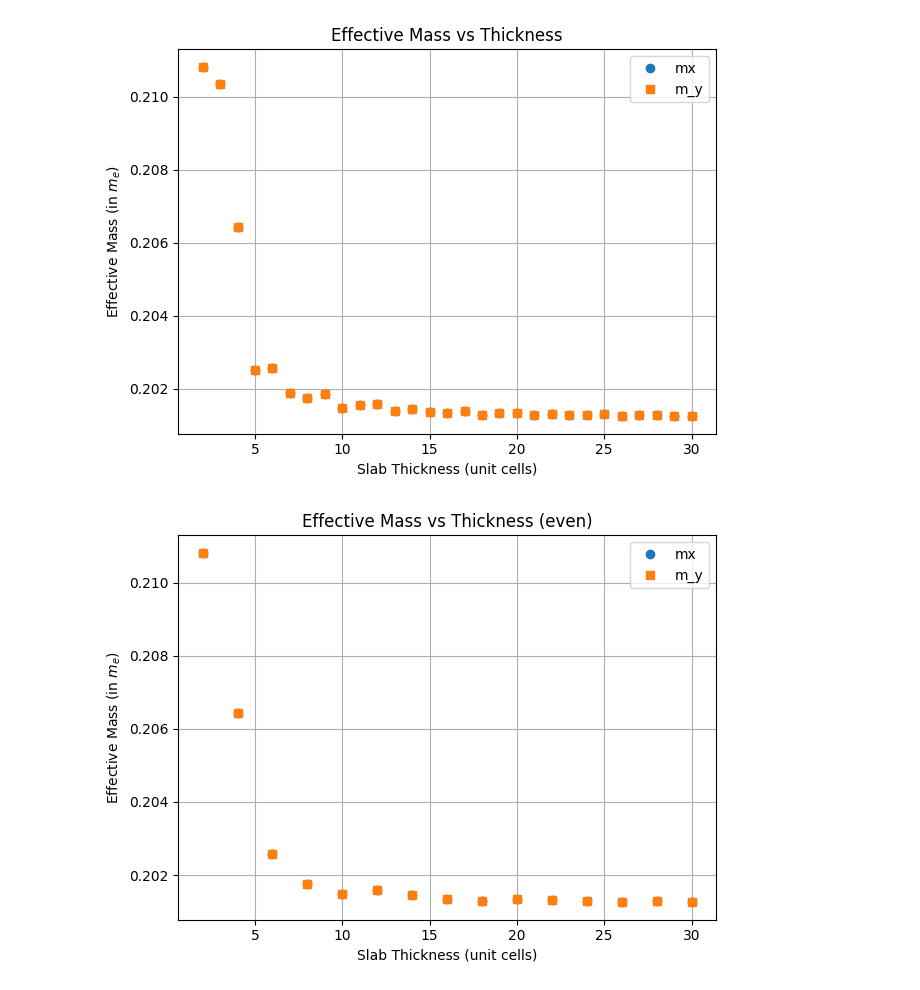
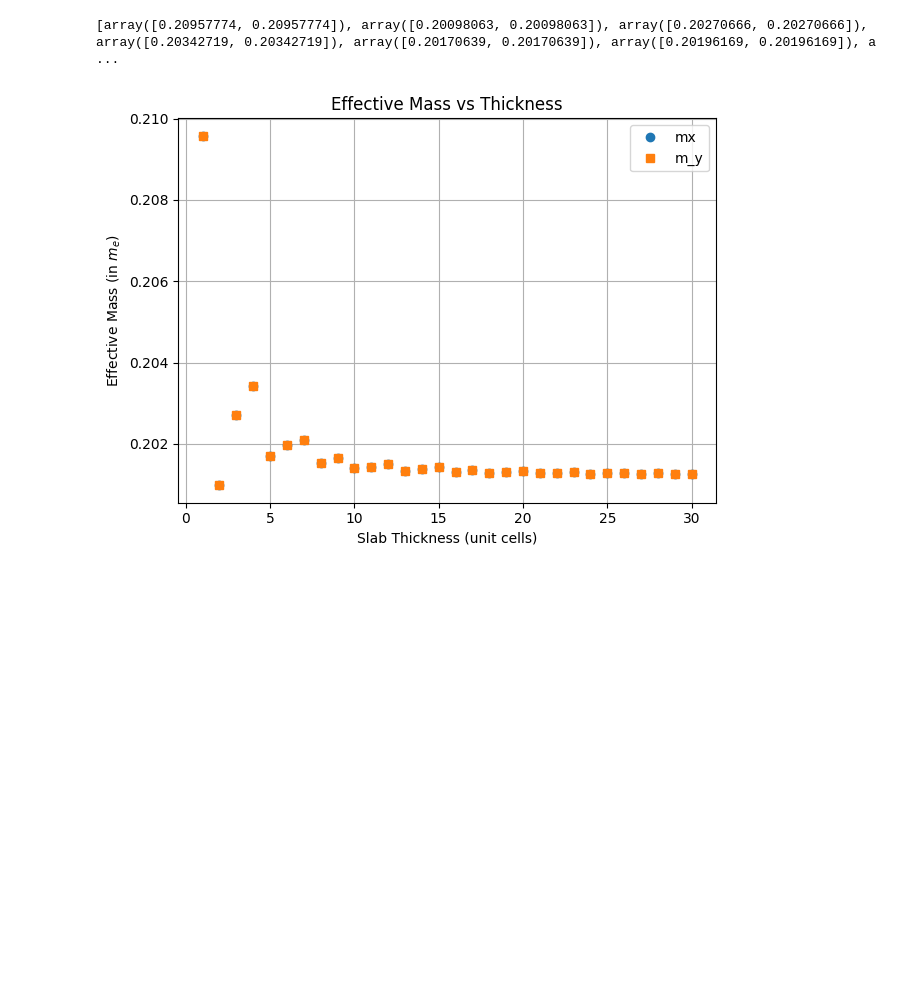
Before and after one commit to nandandiwan/transistorNEGF, a Jupyter notebook: src/tight_binding/effective_mass.ipynb, the cells around one changed output. Saved outputs shown, nothing was run; the diff lists cells and outputs as text; code cells hidden in the pictures; blank space fills up the shorter version.

Commit message:
effective mass attempt

```diff
--- a/src/tight_binding/effective_mass.ipynb
+++ b/src/tight_binding/effective_mass.ipynb
@@ -118 +145,5 @@ class EffectiveMass(TightBindingHamiltonian):
         return mstar_me
+# %%
+effectiveMass = EffectiveMass(1)
+m = effectiveMass.calculateEffectiveMass(resolution = 400)
+print(m)
@@ -121,10 +155,7 @@ effectiveMassData = [None] * 30
 
 for i in range(1, 31):
     effectiveMass = EffectiveMass(i)
-    k_gamma = np.array([0,0])
-    energy,H =  effectiveMass.create_tight_binding_sparse(k_gamma)
-    print(energy)
-    effectiveMass.analyzeEnergyRange(k_gamma, energy)
     m = effectiveMass.calculateEffectiveMass(resolution = 40)
-    print(f"Effective mass are {m[0,0]} and {m[1,1]} at {i} conventional unit cells")
-    effectiveMassData[i - 1] = m
+    prin_m, prin_axes = np.linalg.eigh(m)
+    #print(m)
+    effectiveMassData[i - 1] = prin_m
@@ -148,54 +162,21 @@ TypeError: cannot unpack non-iterable EffectiveMass object
 # %%
 import numpy as np
 import matplotlib.pyplot as plt
-
-mxx = np.array([val[0,0] for val in effectiveMassData[1:]])
-myy = np.array([val[1,1] for val in effectiveMassData[1:]])
-thickness = np.array([i for i in range (2,31)])
+print(effectiveMassData)
+mxx = np.array([val[0] for val in effectiveMassData])
+myy = np.array([val[-1] for val in effectiveMassData])
+thickness = np.array([i for i in range (1,31)])
 
 plt.figure()
 plt.plot(thickness, mxx, 'o', label='mx')
 plt.plot(thickness, myy, 's', label='m_y')
 plt.xlabel('Slab Thickness (unit cells)')
 plt.ylabel('Effective Mass (in $m_e$)')
 plt.title('Effective Mass vs Thickness')
 plt.legend()
 plt.grid(True)
 plt.tight_layout()
 plt.show()
-
-
-mxx = np.array([val[0,0] for val in effectiveMassData[1::2]])
-myy = np.array([val[1,1] for val in effectiveMassData[1::2]])
-thickness = np.array([i for i in range (2,31, 2)])
-
-plt.figure()
-plt.plot(thickness, mxx, 'o', label='mx')
-plt.plot(thickness, myy, 's', label='m_y')
-plt.xlabel('Slab Thickness (unit cells)')
-plt.ylabel('Effective Mass (in $m_e$)')
-plt.title('Effective Mass vs Thickness (even)')
-plt.legend()
-plt.grid(True)
-plt.tight_layout()
-plt.show()
-
-import numpy as np
-import matplotlib.pyplot as plt
-mxx = np.array([val[0,0] for val in effectiveMassData[2::2]])
-myy = np.array([val[1,1] for val in effectiveMassData[2::2]])
-thickness = np.array([i for i in range (3,31, 2)])
-
-plt.figure()
-plt.plot(thickness, mxx, 'o', label='mx')
-plt.plot(thickness, myy, 's', label='m_y')
-plt.xlabel('Slab Thickness (unit cells)')
-plt.ylabel('Effective Mass (in $m_e$)')
-plt.title('Effective Mass vs Thickness (odd)')
-plt.legend()
-plt.grid(True)
-plt.tight_layout()
-plt.show()
 # %% [output]
+[array([0.20957774, 0.20957774]), array([0.20098063, 0.20098063]), array([0.20270666, 0.20270666]), array([0.20342719, 0.20342719]), array([0.20170639, 0.20170639]), array([0.20196169, 0.20196169]), a ...
-[figure, old version]
+[figure, new version]
-[figure, removed]
```
Also changed, not shown: parts of 4 cells of this notebook, 1 other file.
